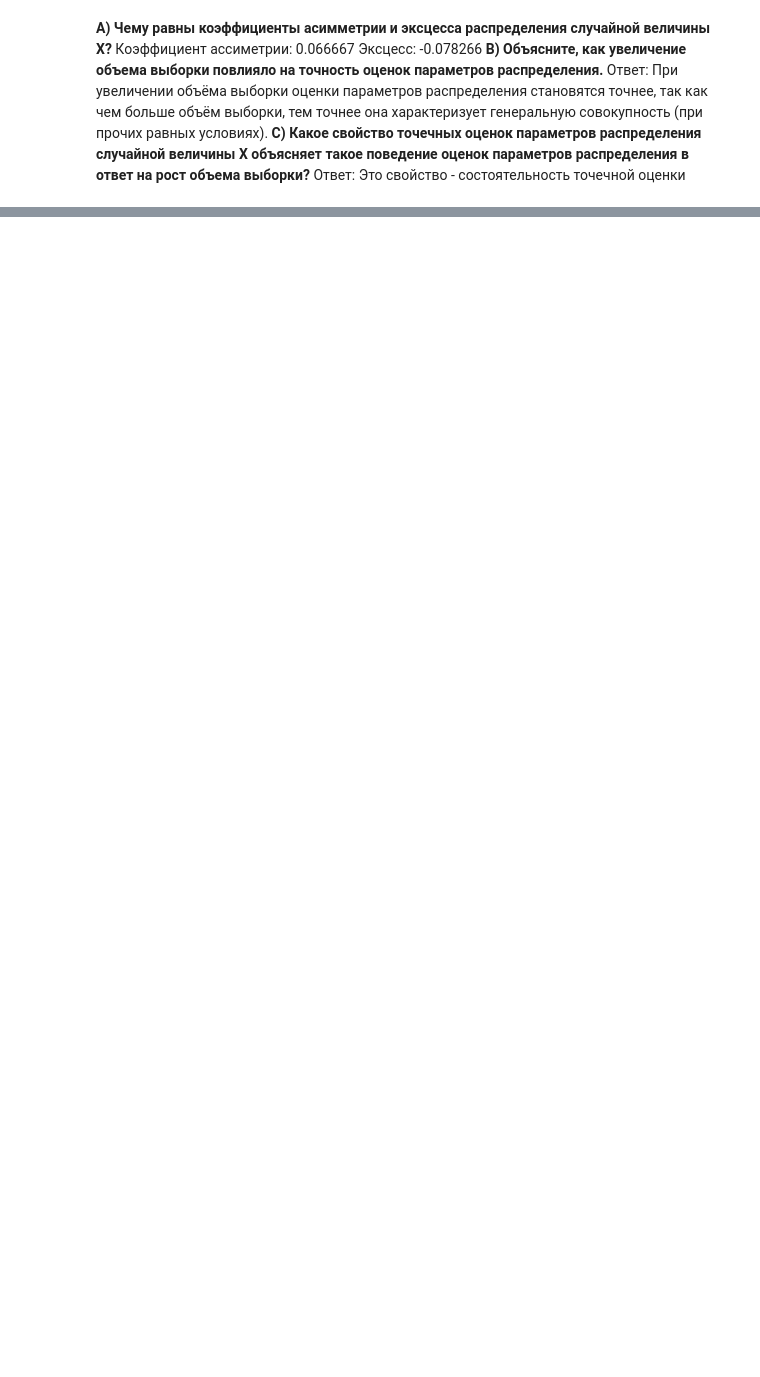
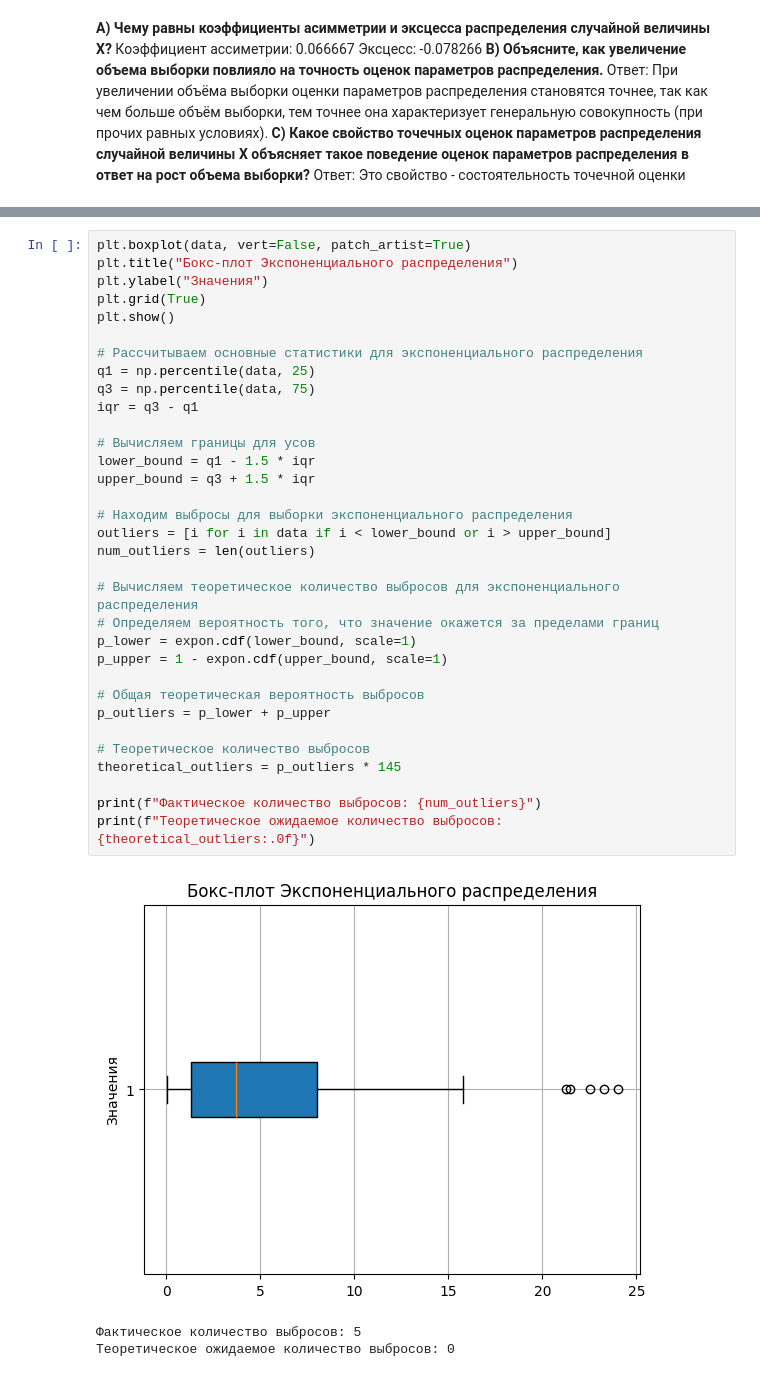
Before and after one commit to Pomi44/Stats_Analysis, a Jupyter notebook: lab_1/main.ipynb, the cells around one changed output, grey strips where cells are left out. Drawn from its saved outputs; the diff is of its cells as text; blank space fills up the shorter version.

```diff
--- a/lab_1/main.ipynb
+++ b/lab_1/main.ipynb
@@ -341,0 +405,37 @@ print(f"Эксцесс: {new_excess_builtin}")
+# %%
+plt.boxplot(data, vert=False, patch_artist=True)
+plt.title("Бокс-плот Экспоненциального распределения")
+plt.ylabel("Значения")
+plt.grid(True)
+plt.show()
+
+# Рассчитываем основные статистики для экспоненциального распределения
+q1 = np.percentile(data, 25)
+q3 = np.percentile(data, 75)
+iqr = q3 - q1
+
+# Вычисляем границы для усов
+lower_bound = q1 - 1.5 * iqr
+upper_bound = q3 + 1.5 * iqr
+
+# Находим выбросы для выборки экспоненциального распределения
+outliers = [i for i in data if i < lower_bound or i > upper_bound]
+num_outliers = len(outliers)
+
+# Вычисляем теоретическое количество выбросов для экспоненциального распределения
+# Определяем вероятность того, что значение окажется за пределами границ
+p_lower = expon.cdf(lower_bound, scale=1)
+p_upper = 1 - expon.cdf(upper_bound, scale=1)
+
+# Общая теоретическая вероятность выбросов
+p_outliers = p_lower + p_upper
+
+# Теоретическое количество выбросов
+theoretical_outliers = p_outliers * 145
+
+print(f"Фактическое количество выбросов: {num_outliers}")
+print(f"Теоретическое ожидаемое количество выбросов: {theoretical_outliers:.0f}")
+# %% [output]
+[figure, added]
+Фактическое количество выбросов: 5
+Теоретическое ожидаемое количество выбросов: 0
```
Also changed, not shown: parts of 30 cells of this notebook.
